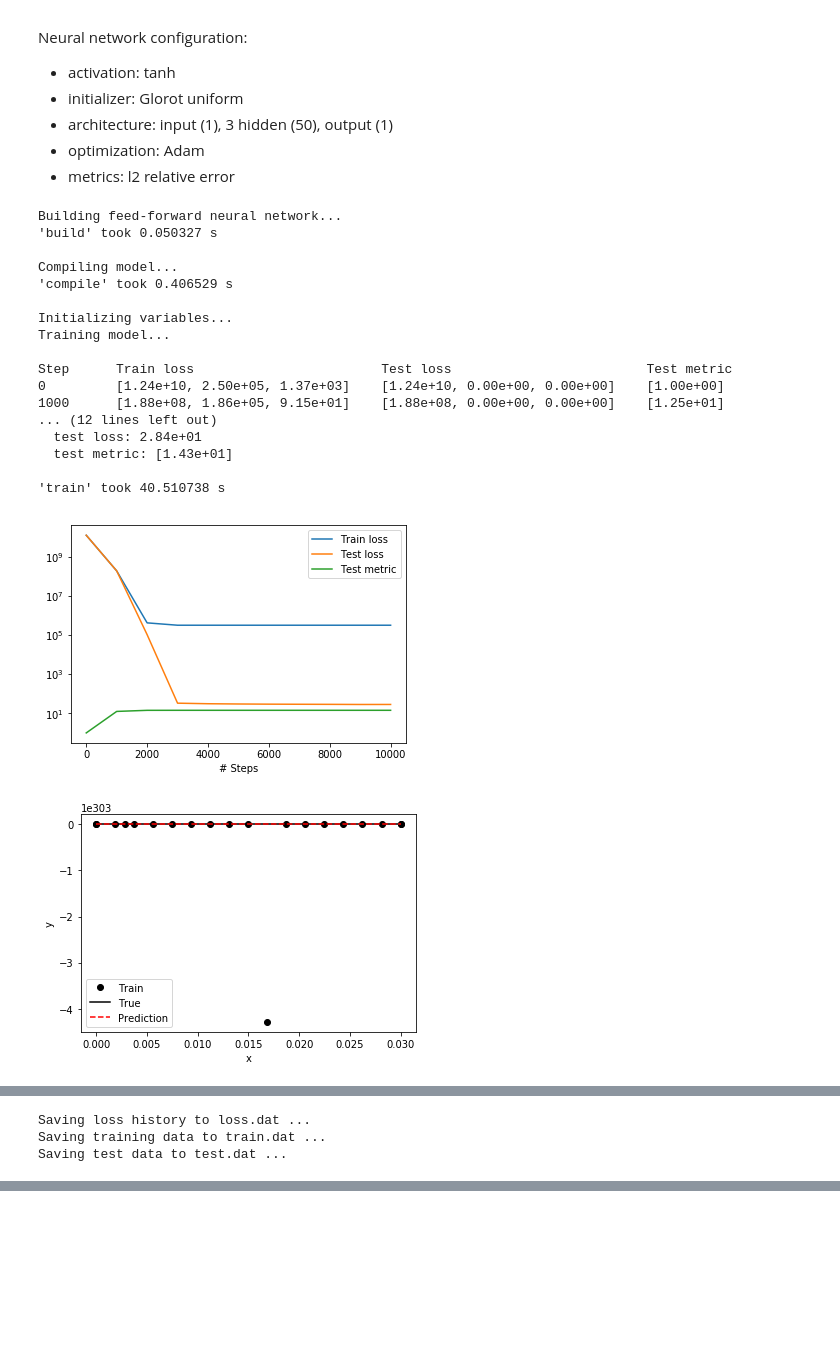
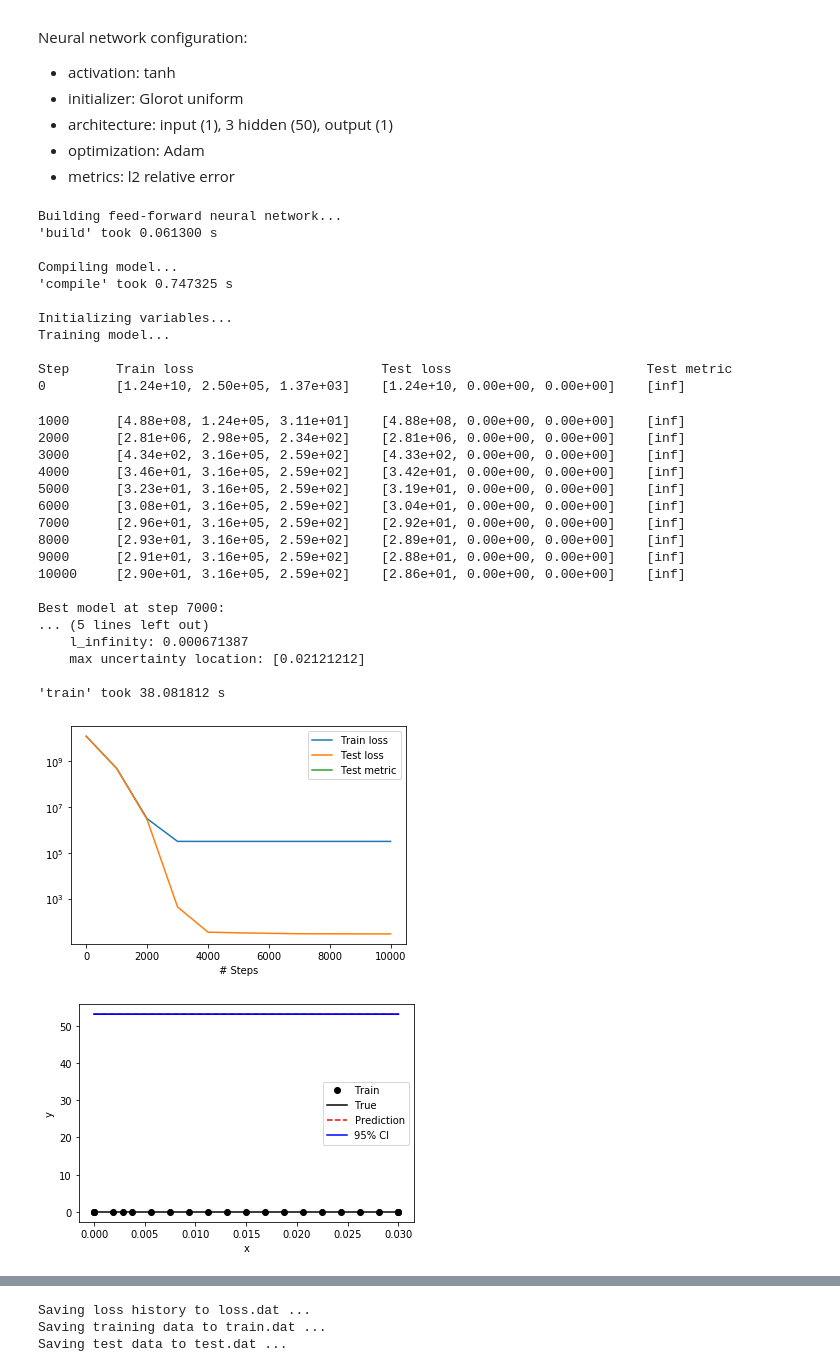
Before and after one commit to akapet00/neural-bhte, a Jupyter notebook: bioheat1D-time-invariant.ipynb, the cells around one changed output, grey strips where cells are left out. Saved outputs shown, nothing was run; the diff lists cells and outputs as text; code cells hidden in the pictures; blank space fills up the shorter version.

```diff
--- a/bioheat1D-time-invariant.ipynb
+++ b/bioheat1D-time-invariant.ipynb
@@ -343,51 +346,57 @@ Neural network configuration:
 def pde(x, y):
     dy_x = tf.gradients(y, x)[0]
     dy_xx = tf.gradients(dy_x, x)[0]
-    return k*dy_xx - w_b * y + (w_b*T_a + Q_m)
+    return k*dy_xx - w_b*y + (w_b*T_a + Q_m)
 
 def boundary_l(x, on_boundary):
-    return on_boundary and np.isclose(x[0], 0)
+    return on_boundary
 
 def boundary_r(x, on_boundary):
-    return on_boundary and np.isclose(x[0], L)
-
-def func(x):
-    temp = np.empty(shape=(x.shape[0], 1))
-    temp[-1, ] = T_c
-    return temp
+    return on_boundary
 # %%
 geom = dde.geometry.Interval(0, L)
 bc_l = dde.RobinBC(geom, lambda X, y: (h_0/k)*y - (h_0*T_f/k), boundary_l)
-bc_r = dde.DirichletBC(geom, func, boundary_r)
-data = dde.data.PDE(geom, 1, pde, [bc_l, bc_r], 16, 2, func=func, num_test=100)
+bc_r = dde.DirichletBC(geom, lambda x: 0*x + T_c, boundary_r)
+data = dde.data.PDE(geom, 1, pde, [bc_l, bc_r], 16, 2, func=None, num_test=100)
 
-layer_size = [1] + [50] * 3 + [1]
+layer_size = [1] + [40] * 3 + [1]
 activation = "tanh"
 initializer = "Glorot uniform"
 net = dde.maps.FNN(layer_size, activation, initializer)
 
 model = dde.Model(data, net)
 model.compile("adam", lr=0.001, metrics=["l2 relative error"])
-losshistory, train_state = model.train(epochs=10000)
+losshistory, train_state = model.train(epochs=10000, uncertainty=True)
 
 dde.saveplot(losshistory, train_state, issave=True, isplot=True)
 # %% [output]
 Building feed-forward neural network...
-'build' took 0.050327 s
+'build' took 0.061300 s
 
 Compiling model...
-'compile' took 0.406529 s
+'compile' took 0.747325 s
 
 Initializing variables...
 Training model...
 
 Step      Train loss                        Test loss                         Test metric
-0         [1.24e+10, 2.50e+05, 1.37e+03]    [1.24e+10, 0.00e+00, 0.00e+00]    [1.00e+00]
-1000      [1.88e+08, 1.86e+05, 9.15e+01]    [1.88e+08, 0.00e+00, 0.00e+00]    [1.25e+01]
-... (12 lines left out)
-  test loss: 2.84e+01
-  test metric: [1.43e+01]
-
-'train' took 40.510738 s
+0         [1.24e+10, 2.50e+05, 1.37e+03]    [1.24e+10, 0.00e+00, 0.00e+00]    [inf]
+1000      [4.88e+08, 1.24e+05, 3.11e+01]    [4.88e+08, 0.00e+00, 0.00e+00]    [inf]
+2000      [2.81e+06, 2.98e+05, 2.34e+02]    [2.81e+06, 0.00e+00, 0.00e+00]    [inf]
+3000      [4.34e+02, 3.16e+05, 2.59e+02]    [4.33e+02, 0.00e+00, 0.00e+00]    [inf]
+4000      [3.46e+01, 3.16e+05, 2.59e+02]    [3.42e+01, 0.00e+00, 0.00e+00]    [inf]
+5000      [3.23e+01, 3.16e+05, 2.59e+02]    [3.19e+01, 0.00e+00, 0.00e+00]    [inf]
+6000      [3.08e+01, 3.16e+05, 2.59e+02]    [3.04e+01, 0.00e+00, 0.00e+00]    [inf]
+7000      [2.96e+01, 3.16e+05, 2.59e+02]    [2.92e+01, 0.00e+00, 0.00e+00]    [inf]
+8000      [2.93e+01, 3.16e+05, 2.59e+02]    [2.89e+01, 0.00e+00, 0.00e+00]    [inf]
+9000      [2.91e+01, 3.16e+05, 2.59e+02]    [2.88e+01, 0.00e+00, 0.00e+00]    [inf]
+10000     [2.90e+01, 3.16e+05, 2.59e+02]    [2.86e+01, 0.00e+00, 0.00e+00]    [inf]
+
+Best model at step 7000:
+... (5 lines left out)
+    l_infinity: 0.000671387
+    max uncertainty location: [0.02121212]
+
+'train' took 38.081812 s
-[figure, old version]
+[figure, new version]
-[figure, old version]
+[figure, new version]
@@ -395,3 +403,0 @@ Step      Train loss                        Test loss                         Te
-Saving loss history to loss.dat ...
-Saving training data to train.dat ...
-Saving test data to test.dat ...
@@ -397,0 +405,3 @@ Saving test data to test.dat ...
+Saving loss history to loss.dat ...
+Saving training data to train.dat ...
+Saving test data to test.dat ...
```
Also changed, not shown: parts of 15 cells of this notebook.
